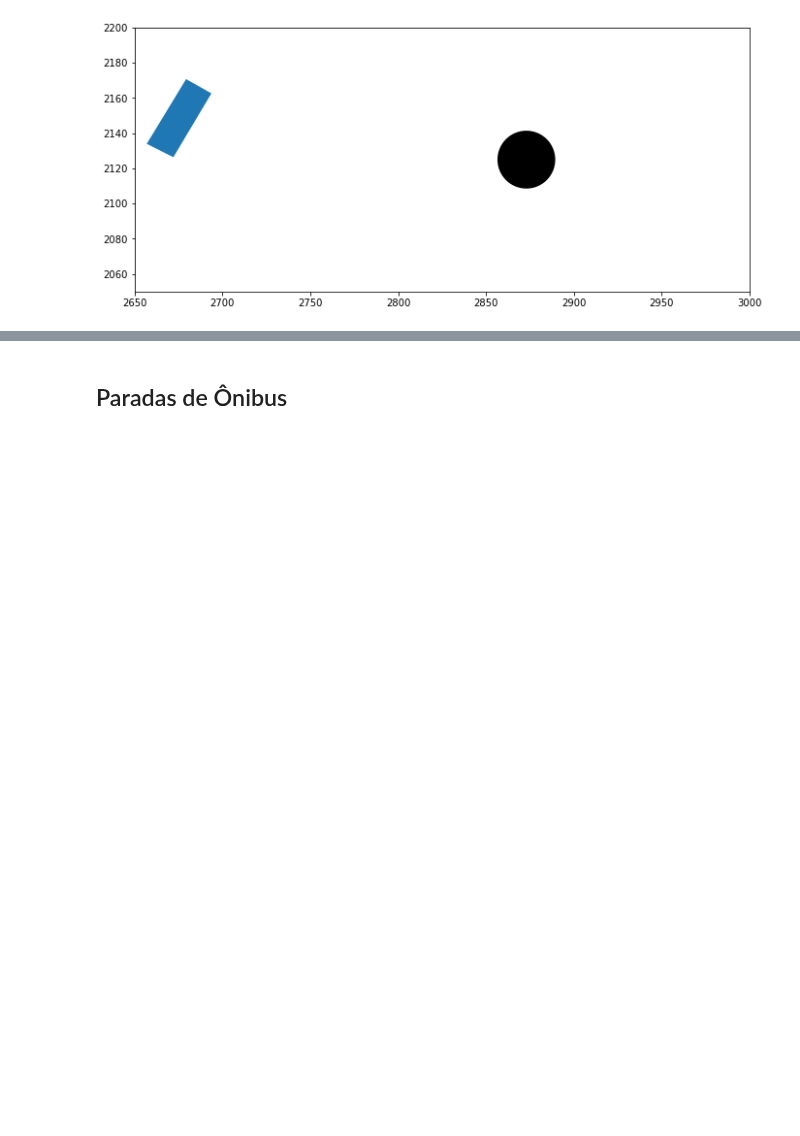
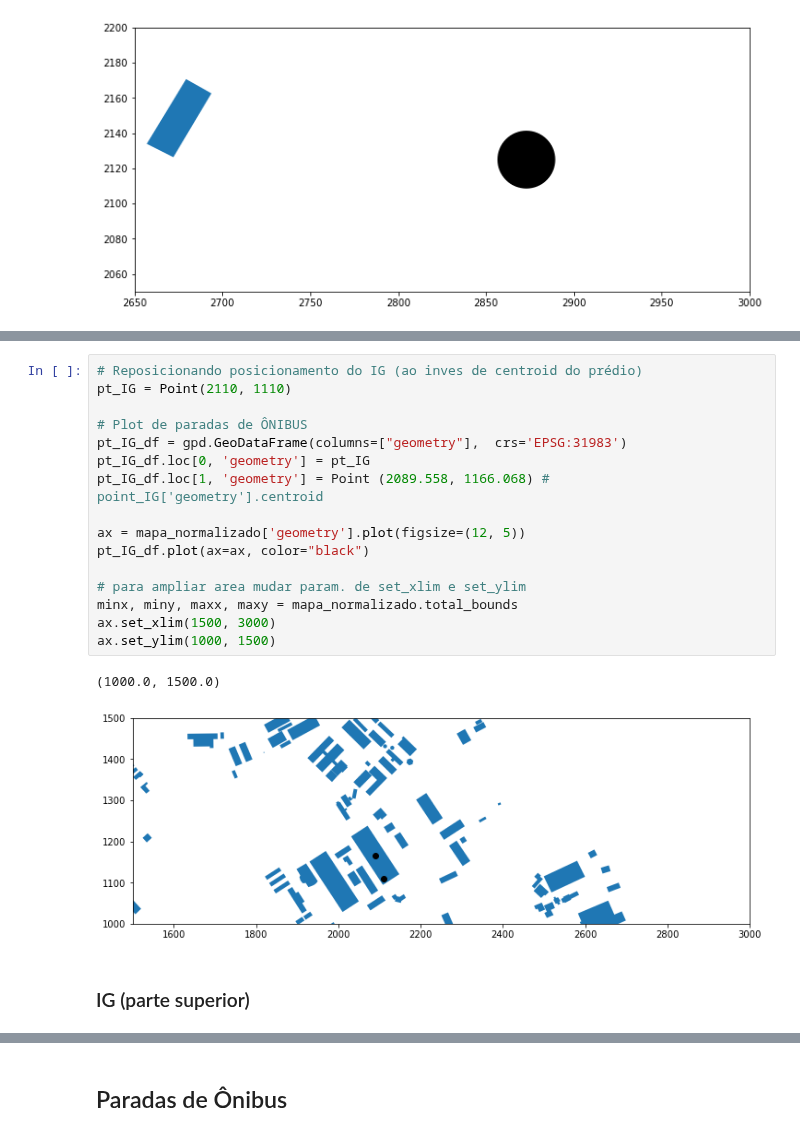
Before and after one commit to wasp-lahis/ns3-bmap, a Jupyter notebook: NS3/obstacle_exp/create-unicamp-datasets.ipynb, the cells around one changed output, grey strips where cells are left out. Saved outputs shown, nothing was run; the diff lists cells and outputs as text; blank space fills up the shorter version.

```diff
--- a/NS3/obstacle_exp/create-unicamp-datasets.ipynb
+++ b/NS3/obstacle_exp/create-unicamp-datasets.ipynb
@@ -775,0 +848,21 @@ dtype: float64
+# %%
+# Reposicionando posicionamento do IG (ao inves de centroid do prédio)
+pt_IG = Point(2110, 1110)
+
+# Plot de paradas de ÔNIBUS
+pt_IG_df = gpd.GeoDataFrame(columns=["geometry"],  crs='EPSG:31983')
+pt_IG_df.loc[0, 'geometry'] = pt_IG
+pt_IG_df.loc[1, 'geometry'] = Point (2089.558, 1166.068) # point_IG['geometry'].centroid
+
+ax = mapa_normalizado['geometry'].plot(figsize=(12, 5))
+pt_IG_df.plot(ax=ax, color="black")
+
+# para ampliar area mudar param. de set_xlim e set_ylim
+minx, miny, maxx, maxy = mapa_normalizado.total_bounds
+ax.set_xlim(1500, 3000)
+ax.set_ylim(1000, 1500)
+# %% [output]
+(1000.0, 1500.0)
+[figure, added]
+# %% [markdown]
+### IG (parte superior)
```
Also changed, not shown: parts of 46 cells of this notebook, 1 other file.
